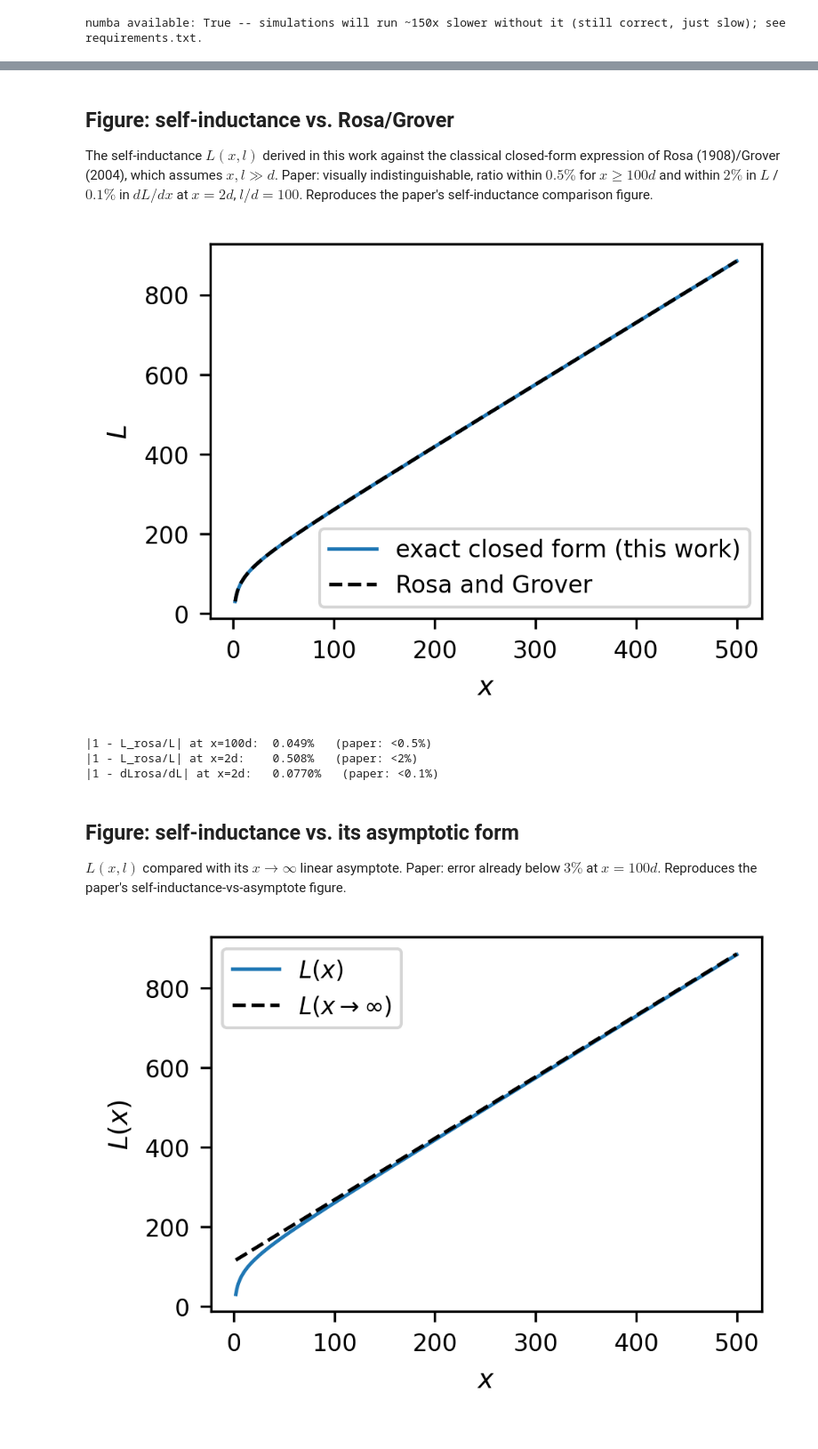
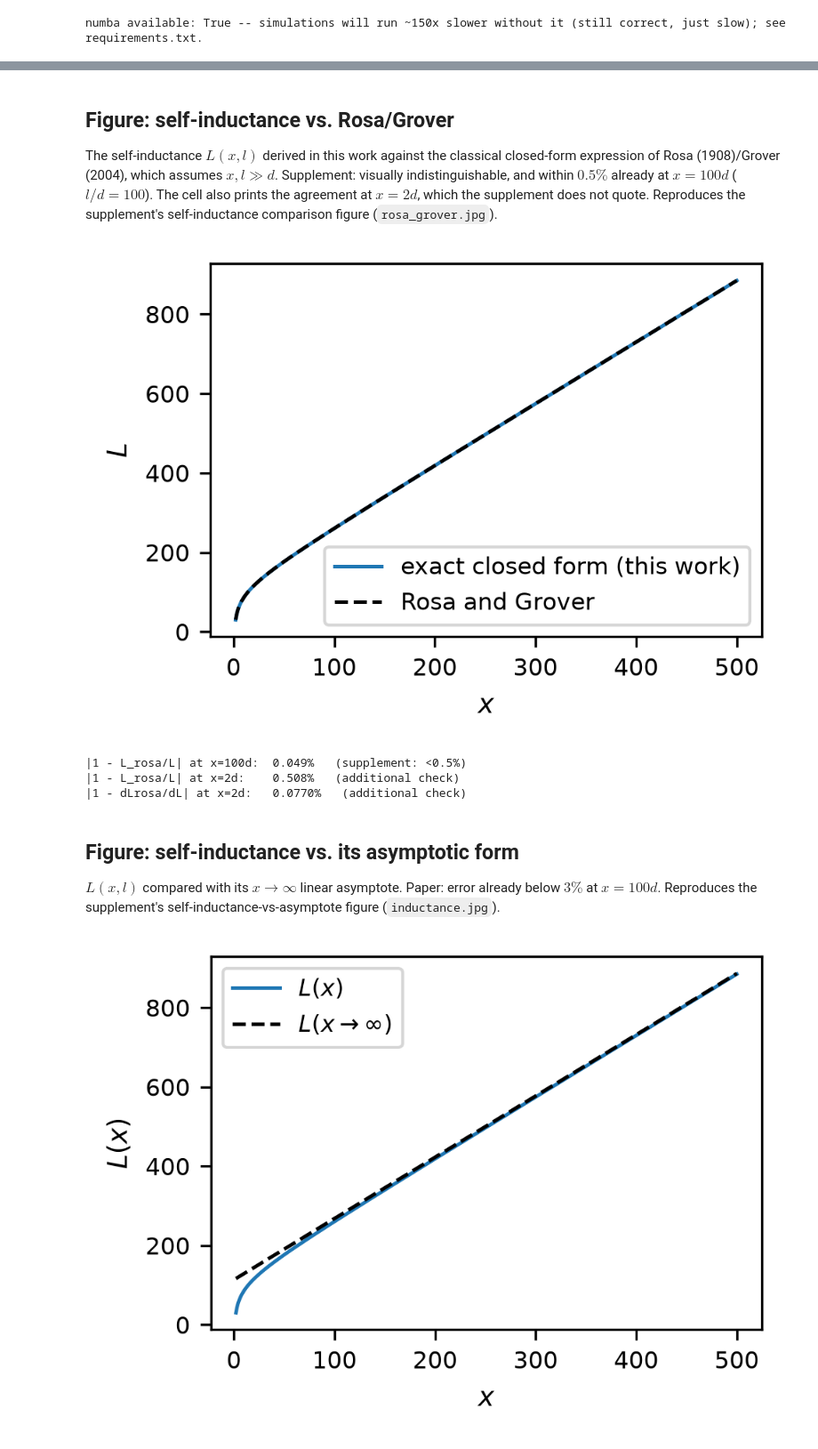
Before and after one commit to calvar/suppl2, a Jupyter notebook: notebook1_numerical_experiments.ipynb, the cells around one changed output, grey strips where cells are left out. Shown at 89% size. Saved outputs shown, nothing was run; the diff lists cells and outputs as text; code cells hidden in the pictures.

```diff
--- a/notebook1_numerical_experiments.ipynb
+++ b/notebook1_numerical_experiments.ipynb
@@ -46,13 +52,24 @@ this flag.
 # %%
-FULL_RESOLUTION = False  # set True to reproduce the paper's figures exactly
+import os
+
+FULL_RESOLUTION = _jit.HAVE_NUMBA  # True reproduces (and saves) the paper's figures exactly
 
 # Paper defaults, Section "Results": mu0=1, l=100, x0=500, p0=-1e-2, dt=2e-4
 l, x0, p0, mu, dt, rho = 100.0, 500.0, -1.e-2, 1.0, 2.e-4, 1.0
 
 N_NORMAL = 4_000_000 if FULL_RESOLUTION else 200_000   # over-damped trajectory figure
-N_LARGE  = 1_000_000 if FULL_RESOLUTION else 200_000    # under-damped, energy, force-fit
+N_LARGE  = 1_000_000 if FULL_RESOLUTION else 200_000   # under-damped trajectory figure
 N_PRINT_NORMAL = 400 if FULL_RESOLUTION else 200
 N_PRINT_LARGE  = 20
 
-print(f"FULL_RESOLUTION={FULL_RESOLUTION}: N_NORMAL={N_NORMAL:,}  N_LARGE={N_LARGE:,}")
+# Figures are saved only at full resolution, under the paper's file names.
+FIG_DIR = 'figures'
+if FULL_RESOLUTION:
+    os.makedirs(FIG_DIR, exist_ok=True)
+
+def fig_path(name):
+    return os.path.join(FIG_DIR, name) if FULL_RESOLUTION else None
+
+print(f"FULL_RESOLUTION={FULL_RESOLUTION}: N_NORMAL={N_NORMAL:,}  N_LARGE={N_LARGE:,}",
+      f"-- saving figures to {FIG_DIR}/" if FULL_RESOLUTION else "-- figures not saved")
 # %% [output]
@@ -171,49 +149,50 @@ I_mx = 0.000326, phi (normalized) = -1.570580
 
 The self-inductance $L(x,l)$ derived in this work against the classical
 closed-form expression of Rosa (1908)/Grover (2004), which assumes
-$x,l\gg d$. Paper: visually indistinguishable, ratio within $0.5\%$ for
-$x\geq100d$ and within $2\%$ in $L$ / $0.1\%$ in $dL/dx$ at $x=2d$,
-$l/d=100$. Reproduces the paper's
-self-inductance comparison figure.
+$x,l\gg d$. Supplement: visually indistinguishable, and within $0.5\%$
+already at $x=100d$ ($l/d=100$). The cell also prints the agreement at
+$x=2d$, which the supplement does not quote. Reproduces the supplement's
+self-inductance comparison figure (`rosa_grover.jpg`).
 # %%
 def rosa_inductance(mu, l, x, d):
     r = np.sqrt(x**2 + l**2)
     return (mu/np.pi)*(x*np.log(np.abs(2*x/d)) + l*np.log(np.abs(2*l/d))
               - 0.75*(x+l) + 2*d - x*np.log(np.abs((r+x)/l)) + r - l
               - l*np.log(np.abs((r+l)/x)) + r - x)
 
 def dL_rosa(mu, l, x, d):
     r = np.sqrt(x**2 + l**2)
     return (mu/np.pi)*(np.log(np.abs(2*x/d)) - np.log(np.abs((r+x)/l)) - 0.75
                         + x/r - l*x/(r*(r+l)) + l/x)
 
 d = 1.0
 x_arr = np.arange(2, 501)
 L_eq = np.array([inductance.self_inductance(mu, d, l, xx) for xx in x_arr])
 L_rosa_arr = rosa_inductance(mu, l, x_arr, d)
 dL_eq = np.array([inductance.self_inductance_dx(mu, d, l, xx) for xx in x_arr])
 dL_rosa_arr = dL_rosa(mu, l, x_arr, d)
 
-fig = figures.plot_rosa_grover(x_arr, L_eq, L_rosa_arr)
+fig = figures.plot_rosa_grover(x_arr, L_eq, L_rosa_arr,
+                               save_path=fig_path('rosa_grover.jpg'))
 plt.show()
 
 ratio = L_rosa_arr / L_eq
 i100 = np.argmin(np.abs(x_arr - 100))
 i2 = np.argmin(np.abs(x_arr - 2))
-print(f"|1 - L_rosa/L| at x=100d:  {abs(1-ratio[i100])*100:.3f}%   (paper: <0.5%)")
-print(f"|1 - L_rosa/L| at x=2d:    {abs(1-ratio[i2])*100:.3f}%   (paper: <2%)")
-print(f"|1 - dLrosa/dL| at x=2d:   {abs(1-dL_rosa_arr[i2]/dL_eq[i2])*100:.4f}%   (paper: <0.1%)")
+print(f"|1 - L_rosa/L| at x=100d:  {abs(1-ratio[i100])*100:.3f}%   (supplement: <0.5%)")
+print(f"|1 - L_rosa/L| at x=2d:    {abs(1-ratio[i2])*100:.3f}%   (additional check)")
+print(f"|1 - dLrosa/dL| at x=2d:   {abs(1-dL_rosa_arr[i2]/dL_eq[i2])*100:.4f}%   (additional check)")
 # %% [output]
-[figure, old version]
+[figure, new version]
-|1 - L_rosa/L| at x=100d:  0.049%   (paper: <0.5%)
-|1 - L_rosa/L| at x=2d:    0.508%   (paper: <2%)
-|1 - dLrosa/dL| at x=2d:   0.0770%   (paper: <0.1%)
+|1 - L_rosa/L| at x=100d:  0.049%   (supplement: <0.5%)
+|1 - L_rosa/L| at x=2d:    0.508%   (additional check)
+|1 - dLrosa/dL| at x=2d:   0.0770%   (additional check)
 # %% [markdown]
 ## Figure: self-inductance vs. its asymptotic form
 
 $L(x,l)$ compared with its $x\to\infty$ linear asymptote. Paper: error
-already below $3\%$ at $x=100d$. Reproduces the paper's
-self-inductance-vs-asymptote figure.
+already below $3\%$ at $x=100d$. Reproduces the supplement's
+self-inductance-vs-asymptote figure (`inductance.jpg`).
 # %%
 L_asymp_arr = np.array([inductance.self_inductance_asymp(mu, d, l, xx) for xx in x_arr])
 
```
Also changed, not shown: parts of 19 cells of this notebook, 11 other files.
